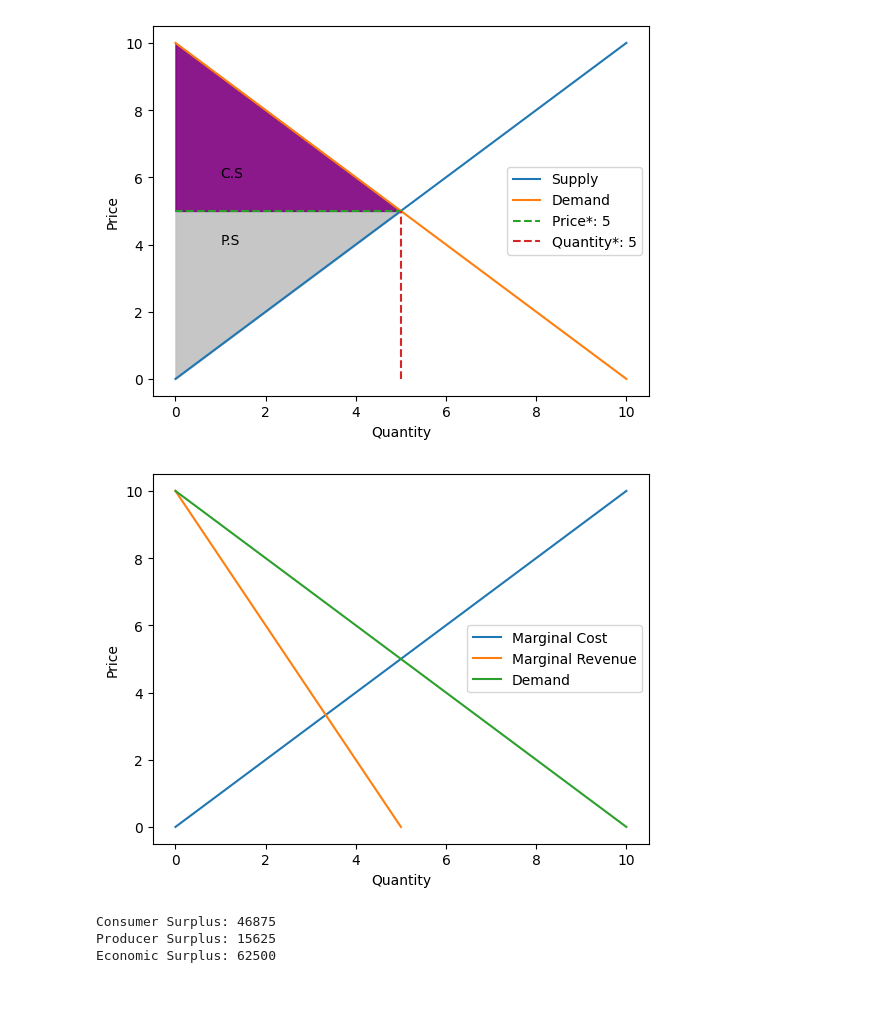
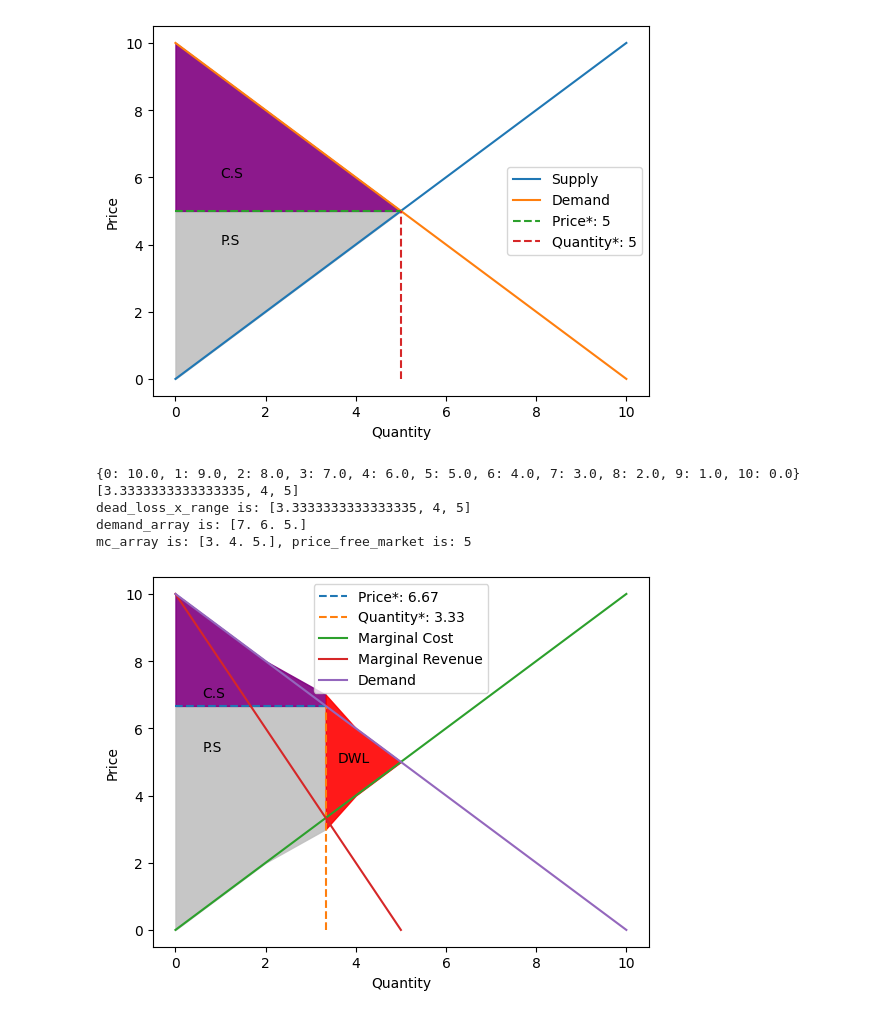
Before and after one commit to uh2000/auto_economics, a Jupyter notebook: nbs/00_core.ipynb, the cells around one changed output. Drawn from its saved outputs; the diff is of its cells as text; code cells hidden in the pictures.

```diff
--- a/nbs/00_core.ipynb
+++ b/nbs/00_core.ipynb
@@ -44,7 +430,11 @@ from monopoly import Monopoly
 # %%
 supply = "x"
 demand = "10 -  x"
-market = Monopoly(supply, demand)
-market.get_graph(complete=False)
+monopoly = Monopoly(supply, demand)
+monopoly.get_graph(complete=True)
 # %% [output]
+{0: 10.0, 1: 9.0, 2: 8.0, 3: 7.0, 4: 6.0, 5: 5.0, 6: 4.0, 7: 3.0, 8: 2.0, 9: 1.0, 10: 0.0} [3.3333333333333335, 4, 5]
+dead_loss_x_range is: [3.3333333333333335, 4, 5]
+demand_array is: [7. 6. 5.]
+mc_array is: [3. 4. 5.], price_free_market is: 5
-[figure, old version]
+[figure, new version]
@@ -55,15 +440,0 @@ market = Free_market(supply_function, demand_function)
-# %%
-
-consumer_surplus = market.get_consumer_surplus()
-print("Consumer Surplus:", consumer_surplus)
-
-producer_surplus = market.get_producer_surplus()
-print("Producer Surplus:", producer_surplus)
-
-economic_surplus = market.get_economic_surplus()
-
-print("Economic Surplus:", economic_surplus)
-# %% [output]
-Consumer Surplus: 46875
-Producer Surplus: 15625
-Economic Surplus: 62500
```
Also changed, not shown: parts of 12 cells of this notebook, 7 other files.
